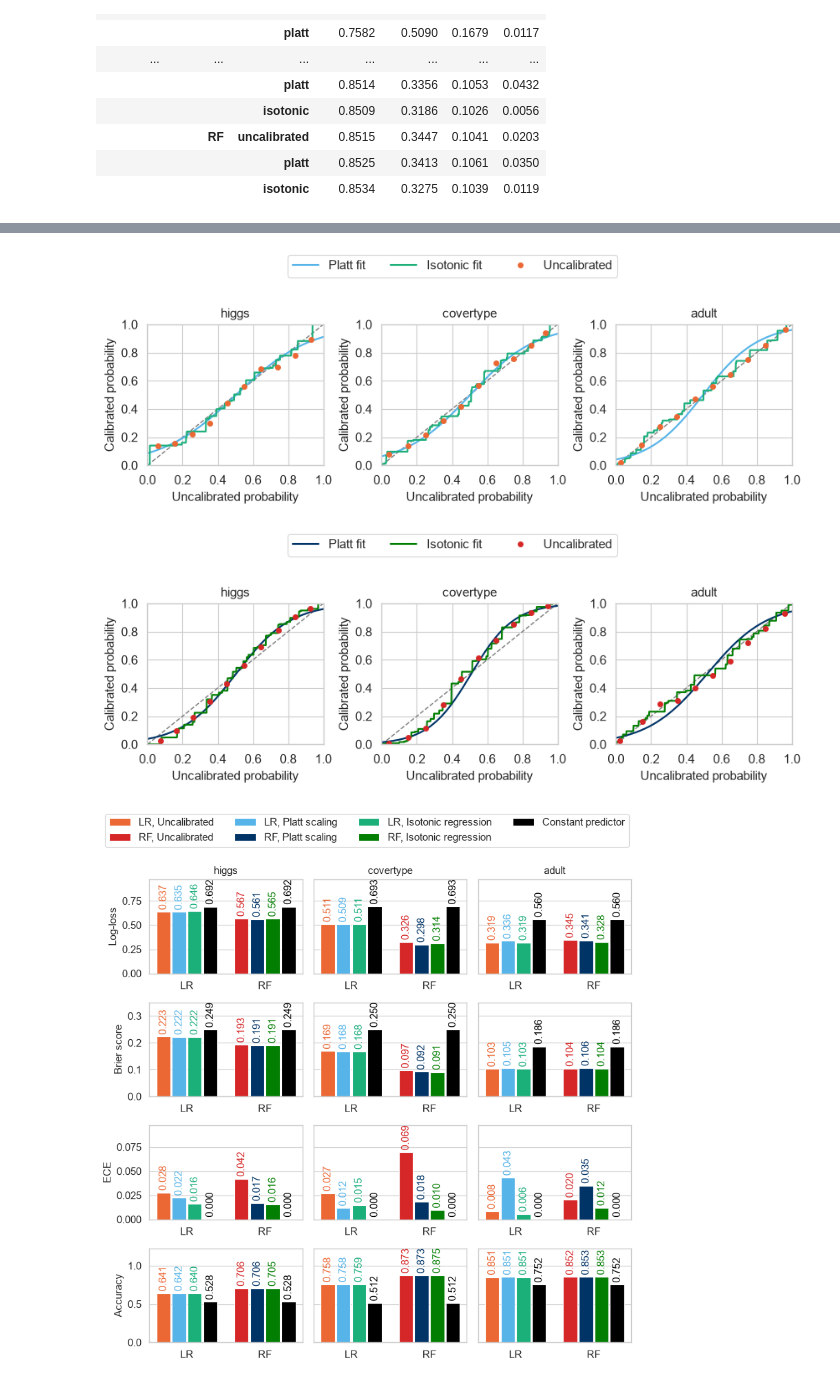
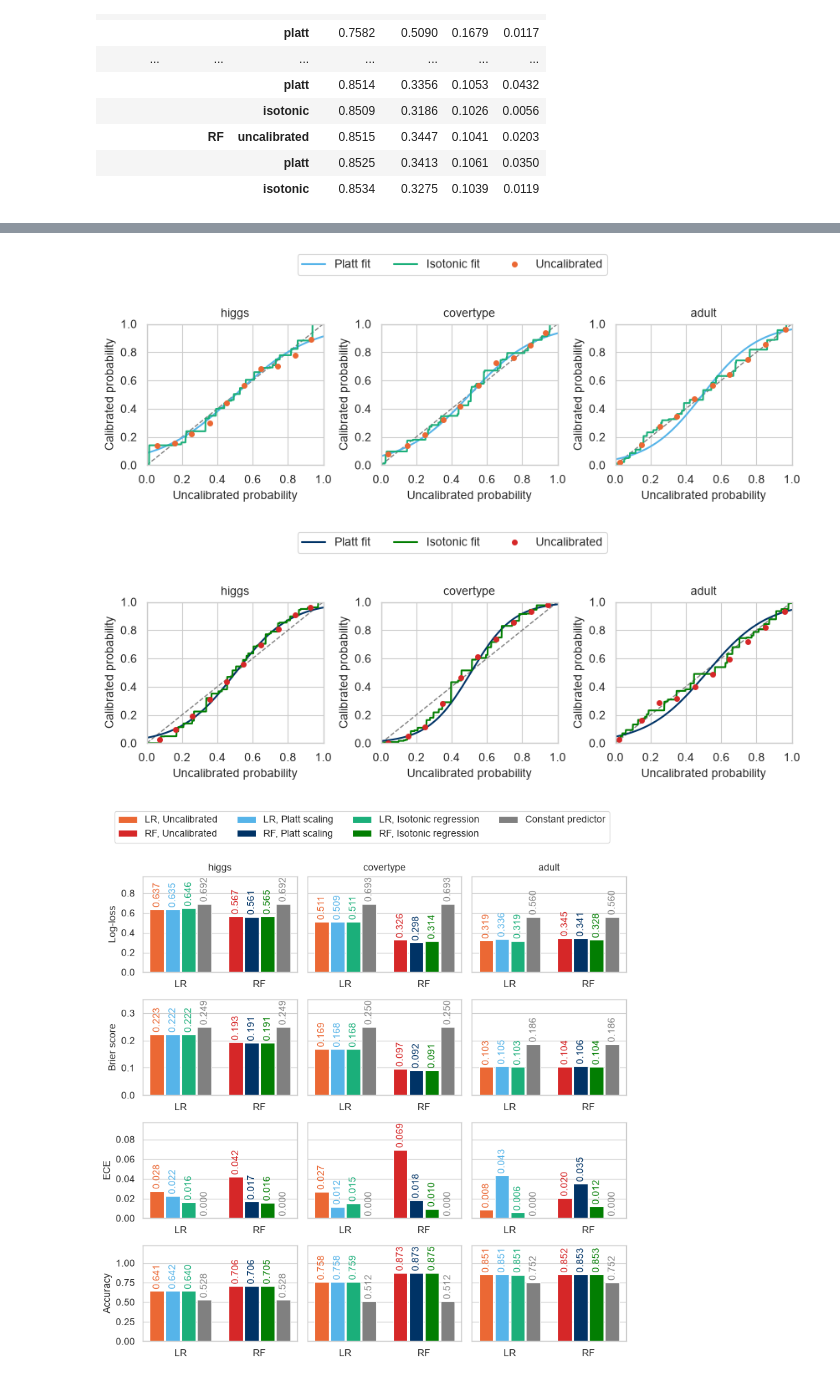
Before and after one commit to MarcoColan01/project-probcalibration-statsML2526, a Jupyter notebook: notebooks/2_training_calibration.ipynb, the cells around one changed output, grey strips where cells are left out. Saved outputs shown, nothing was run; the diff lists cells and outputs as text; code cells hidden in the pictures.

Commit message:
PLOTS: minor changes

```diff
--- a/notebooks/2_training_calibration.ipynb
+++ b/notebooks/2_training_calibration.ipynb
@@ -17,7 +17,7 @@ from src.metrics import evaluate
 from src.plots import calibration_size_curve, prediction_histogram, reliability_axes, reliability_curve
 
 sns.set_theme(style="whitegrid", context="paper")
-FONT_SIZE = 11
+FONT_SIZE = 10
 plt.rcParams.update({"font.size": FONT_SIZE, "axes.titlesize": FONT_SIZE, "axes.labelsize": FONT_SIZE,
                      "xtick.labelsize": FONT_SIZE, "ytick.labelsize": FONT_SIZE, "legend.fontsize": FONT_SIZE,
                      "figure.titlesize": FONT_SIZE})
@@ -215,42 +215,42 @@ for model_name in MODELS:
     fig.savefig(FIG_DIR / f"calibration_maps_{model_name}.pdf", bbox_inches="tight")
     plt.show()
 # %% [output]
-[figure, old version]
+[figure, new version]
-[figure, old version]
+[figure, new version]
 # %%
 METRIC_LABELS = {"log_loss": "Log-loss", "brier": "Brier score", "ece": "ECE", "accuracy": "Accuracy"}
 BARS = [*METHODS, "constant"]
 WIDTH = 0.8 / len(BARS)
 
 fig, axes = plt.subplots(len(METRIC_LABELS), len(DATASETS), figsize=(8, 7.5), sharey="row")
 containers = []
 for i, (metric, metric_label) in enumerate(METRIC_LABELS.items()):
     for j, name in enumerate(DATASETS):
         ax = axes[i, j]
         values = test_metrics[test_metrics["dataset"] == name].set_index(["model", "method"])[metric]
         for k, bar in enumerate(BARS):
             for m, model in enumerate(MODELS):
                 if bar == "constant":
-                    height, color, label = values["constant", "-"], "black", "Constant predictor"
+                    height, color, label = values["constant", "-"], "grey", "Constant predictor"
                 else:
                     height, color, label = values[model, bar], MODEL_COLORS[model, bar], f"{model}, {LABELS[bar]}"
                 x = m + (k - (len(BARS) - 1) / 2) * WIDTH
                 bars = ax.bar(x, height, 0.9 * WIDTH, color=color, label=label)
                 containers.append((ax, bars, color))
         ax.set(xticks=np.arange(len(MODELS)), xticklabels=list(MODELS), title=name if i == 0 else "",
                ylabel=metric_label if j == 0 else "")
         ax.grid(axis="x", visible=False)
     axes[i, 0].set_ylim(0, 1.4 * test_metrics[metric].max())
 handles, labels = axes[0, 0].get_legend_handles_labels()
 legend = dict(zip(labels, handles))
 fig.legend(legend.values(), legend.keys(), loc="upper center", ncol=4, bbox_to_anchor=(0.5, 1.09))
 fig.tight_layout()
 
 for ax, bars, color in containers:
     ax.bar_label(bars, fmt="%.3f", color=color, rotation=90, padding=2, fontsize=FONT_SIZE)
 fig.savefig(FIG_DIR / "test_metrics.pdf", bbox_inches="tight", dpi=1200)
 # %% [output]
-[figure, old version]
+[figure, new version]
 # %%
 CAL_SIZES = [2 ** k for k in range(5, 13)]
 
```
Also changed, not shown: parts of 2 cells of this notebook, 1 other file.
